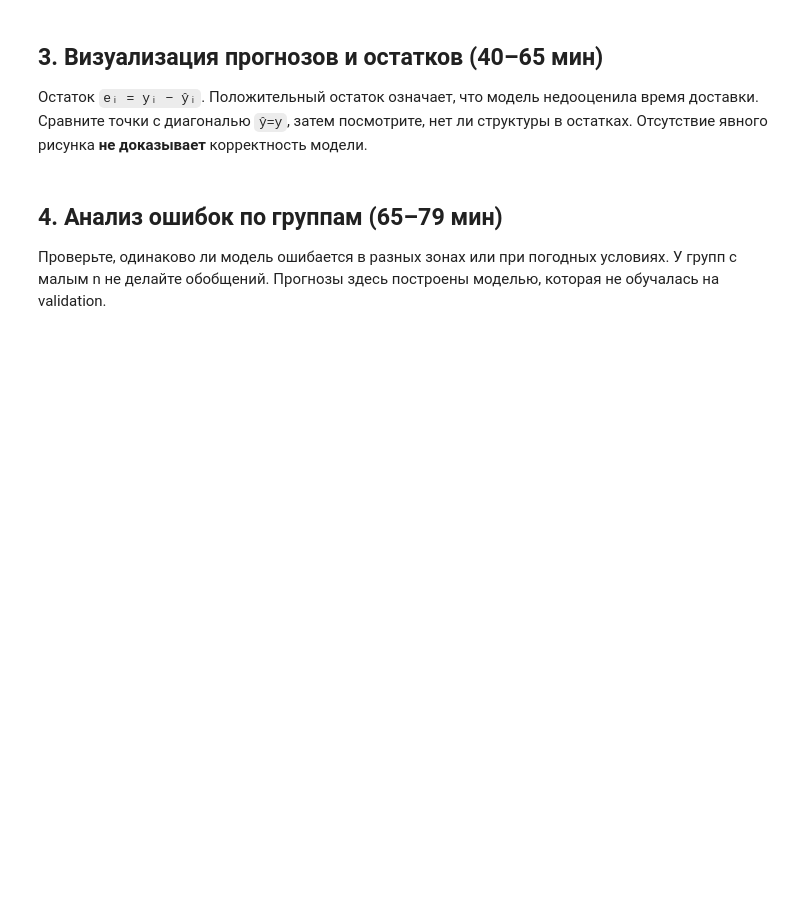
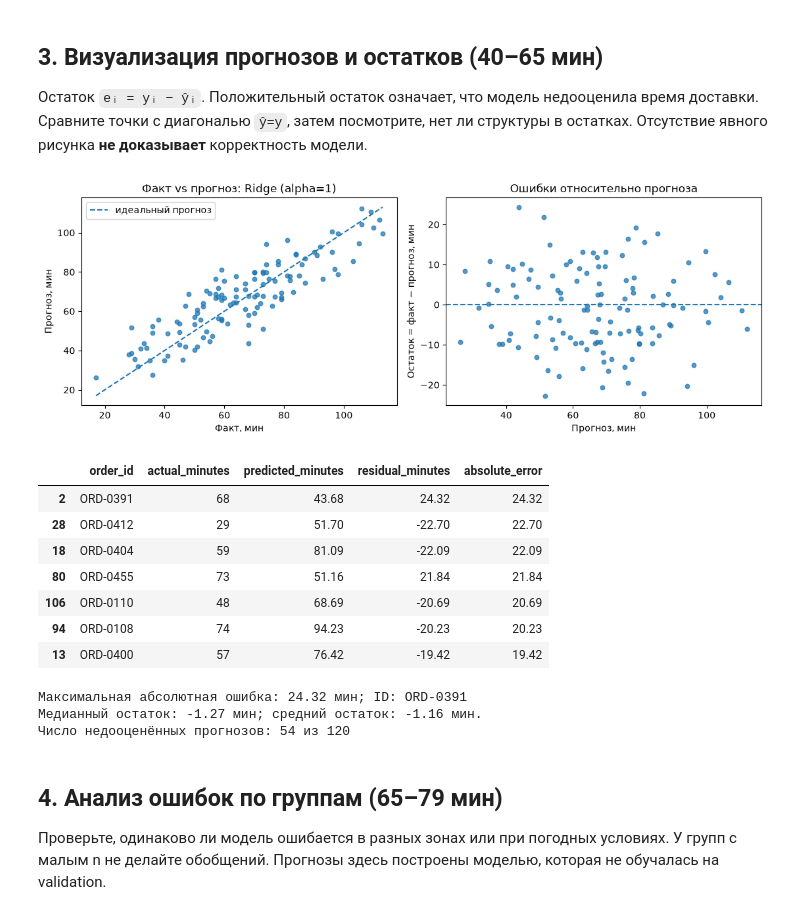
Before and after one commit to Vladislav-Evg-Sid/utmn-master-degree, a Jupyter notebook: tii/lb13/13_student.ipynb, the cells around one changed output. Cells and saved outputs as stored; diff of their text form; code cells hidden in the pictures; blank space fills up the shorter version.

```diff
--- a/tii/lb13/13_student.ipynb
+++ b/tii/lb13/13_student.ipynb
@@ -35,9 +35,14 @@ if not DATA_PATH.exists():
 source_type = 'ОФИЦИАЛЬНЫЙ/УЧЕБНЫЙ НАБОР' if DATA_PATH.name=='orders_dirty.csv' else 'ДЕМОНСТРАЦИОННЫЕ ДАННЫЕ — НЕ СДАВАТЬ КАК ОСНОВНОЙ ИСТОЧНИК'
 print('Источник:', DATA_PATH.name, '|', source_type)
 raw = pd.read_csv(DATA_PATH, encoding='utf-8-sig')
-REQUIRED = {'order_id','created_at','distance_km','queue_size','courier_load','promised_minutes','zone','weather','actual_minutes','late'}
+REQUIRED = {'order_id','created_at','distance_km','queue_size','promised_minutes','zone','weather','actual_minutes','late'}
 assert REQUIRED.issubset(raw.columns), f'Отсутствуют поля: {sorted(REQUIRED-set(raw.columns))}'
 print('Исходный размер:', raw.shape, 'Полных повторов:', int(raw.duplicated().sum()))
+print('Типы исходных столбцов:')
+print(raw.dtypes.to_string())
+if 'courier_load' not in raw.columns:
+    raw['courier_load']=np.nan
+    print('courier_load отсутствует в источнике; в рабочей копии создан только пустой столбец.')
 
 # Для регрессии actual_minutes — цель; late запрещено использовать как признак.
 # Пустой/нечисловой target не подходит для fit и оценки; диапазон 5–240 —
@@ -45,6 +50,10 @@ print('Исходный размер:', raw.shape, 'Полных повторо
 df=raw.drop_duplicates().copy()
 df['created_at']=pd.to_datetime(df['created_at'], errors='coerce')
 df['actual_minutes']=pd.to_numeric(df['actual_minutes'], errors='coerce')
+missing_target=df['actual_minutes'].isna()
+out_of_range=df['actual_minutes'].notna() & ~df['actual_minutes'].between(5,240,inclusive='both')
+print('Пропущенная/нечисловая цель:',int(missing_target.sum()),
+      'вне учебного диапазона 5–240:',int(out_of_range.sum()))
 valid_target=df['actual_minutes'].between(5,240,inclusive='both')
 valid_time=df['created_at'].notna()
 valid_id=df['order_id'].notna()
@@ -64,6 +73,11 @@ assert set(train['order_id']).isdisjoint(test['order_id'])
 assert set(val['order_id']).isdisjoint(test['order_id'])
 assert train['created_at'].max()<=val['created_at'].min()<=test['created_at'].min()
 print('После очистки:',n,'train/val/test:',list(map(len,[train,val,test])))
+print('Доли частей:',[round(len(part)/n,4) for part in (train,val,test)])
+print('Общих order_id между частями: 0; сумма размеров:',len(train)+len(val)+len(test))
+print('Временные границы непрерывны по сортировке; разрывы между частями:',
+      val.created_at.min()-train.created_at.max(),
+      test.created_at.min()-val.created_at.max())
 print('Временные диапазоны:')
 for name,part in [('train',train),('val',val),('test (не открывать до занятия 14!)',test)]:
     print(name, len(part),str(part.created_at.min()),'…',str(part.created_at.max()))
@@ -111,3 +125,4 @@ Xval=val[INPUT].copy(); yval=val['actual_minutes'].copy()
 # test intentionally saved but not used before final check in 14.
 assert {'order_id','late','actual_minutes'}.isdisjoint(Xtrain.columns)
 print('Входные поля:',INPUT,'Цель: actual_minutes (мин)')
+print('Признаков до кодирования:',len(NUM)+len(CAT),'; test-цель и test-метрики не просматривались.')
@@ -148,22 +193,39 @@ results.to_csv('13_validation_models.csv',index=False,encoding='utf-8-sig')
 # %%
 best_name=str(results.iloc[0]['model'])
 yhat=pred_val[best_name]
 residuals=(yval.to_numpy()-yhat)
 fig, axes=plt.subplots(1,2,figsize=(11.2,4.1))
 axes[0].scatter(yval,yhat,alpha=.75,s=22)
 lo=min(float(np.min(yval)),float(np.min(yhat))); hi=max(float(np.max(yval)),float(np.max(yhat)))
 axes[0].plot([lo,hi],[lo,hi],'--',label='идеальный прогноз')
 axes[0].set(xlabel='Факт, мин',ylabel='Прогноз, мин',title=f'Факт vs прогноз: {best_name}')
 axes[0].legend()
 axes[1].scatter(yhat,residuals,alpha=.75,s=22)
 axes[1].axhline(0,ls='--')
 axes[1].set(xlabel='Прогноз, мин',ylabel='Остаток = факт − прогноз, мин',title='Ошибки относительно прогноза')
 fig.tight_layout();fig.savefig('13_regression_diagnostics.png',dpi=160);plt.show()
 
 err=pd.DataFrame({'order_id':val['order_id'].values,'actual_minutes':yval.values,
   'predicted_minutes':yhat,'residual_minutes':residuals,'absolute_error':np.abs(residuals)})
 display(err.sort_values('absolute_error',ascending=False).head(7).round(2))
 err.to_csv('13_validation_predictions.csv',index=False,encoding='utf-8-sig')
+largest=err.sort_values('absolute_error',ascending=False).head(7)
+print('Максимальная абсолютная ошибка:',round(float(largest.iloc[0]['absolute_error']),2),'мин; ID:',largest.iloc[0]['order_id'])
+print('Медианный остаток:',round(float(np.median(residuals)),2),'мин; средний остаток:',round(float(np.mean(residuals)),2),'мин.')
+print('Число недооценённых прогнозов:',int((residuals>0).sum()),'из',len(residuals))
+# %% [output]
+[figure, added]
+|  | order_id | actual_minutes | predicted_minutes | residual_minutes | absolute_error |
+| 2 | ORD-0391 | 68 | 43.68 | 24.32 | 24.32 |
+| 28 | ORD-0412 | 29 | 51.70 | -22.70 | 22.70 |
+| 18 | ORD-0404 | 59 | 81.09 | -22.09 | 22.09 |
+| 80 | ORD-0455 | 73 | 51.16 | 21.84 | 21.84 |
+| 106 | ORD-0110 | 48 | 68.69 | -20.69 | 20.69 |
+| 94 | ORD-0108 | 74 | 94.23 | -20.23 | 20.23 |
+| 13 | ORD-0400 | 57 | 76.42 | -19.42 | 19.42 |
+Максимальная абсолютная ошибка: 24.32 мин; ID: ORD-0391
+Медианный остаток: -1.27 мин; средний остаток: -1.16 мин.
+Число недооценённых прогнозов: 54 из 120
 # %% [markdown]
 ## 4. Анализ ошибок по группам (65–79 мин)
 
```
Also changed, not shown: parts of 4 cells of this notebook, 7 other files.
